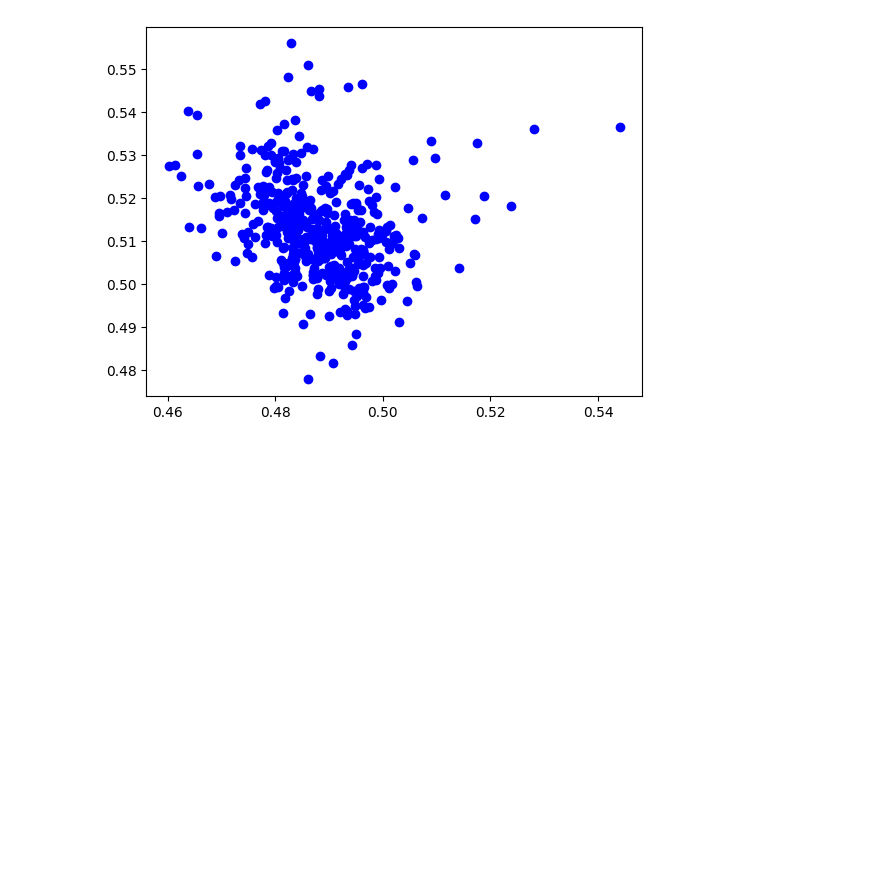
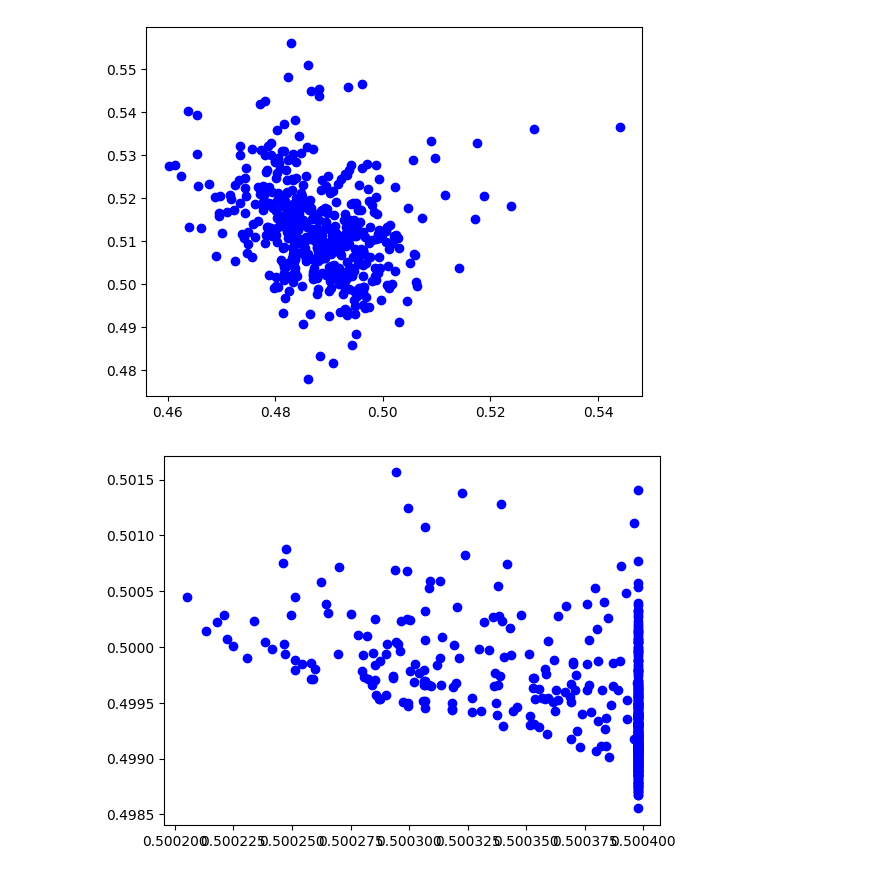
Before and after one commit to AgatheSenellart/MultiVae, a Jupyter notebook: copules/jnf_on_copule.ipynb, the cells around one changed output. Saved outputs shown, nothing was run; the diff lists cells and outputs as text; code cells hidden in the pictures; blank space fills up the shorter version.

Commit message:
try models on copulas

```diff
--- a/copules/jnf_on_copule.ipynb
+++ b/copules/jnf_on_copule.ipynb
@@ -131,3 +131,22 @@ for i in range(500):
     plt.scatter(generated_samples['mod0'][i].detach().numpy()[0],generated_samples['mod1'][i].detach().numpy()[0], color='blue')
 # %% [output]
 [figure]
+# %%
+# Load trained jnf model and visualize generated samples
+
+from multivae.models import AutoModel
+
+model = AutoModel.load_from_folder('/home/asenella/dev/multivae_package/dummy_output_dir/JNF_training_2024-09-13_17-31-59/final_model')
+# %%
+
+embeddings = model.generate_from_prior(500)
+
+generated_samples = model.decode(embeddings)
+
+import matplotlib.pyplot as plt
+plt.figure()
+for i in range(500):
+
+    plt.scatter(generated_samples['mod0'][i].detach().cpu().numpy()[0],generated_samples['mod1'][i].detach().cpu().numpy()[0], color='blue')
+# %% [output]
+[figure, added]
```
Also changed, not shown: parts of 2 cells of this notebook, 3 other files.
